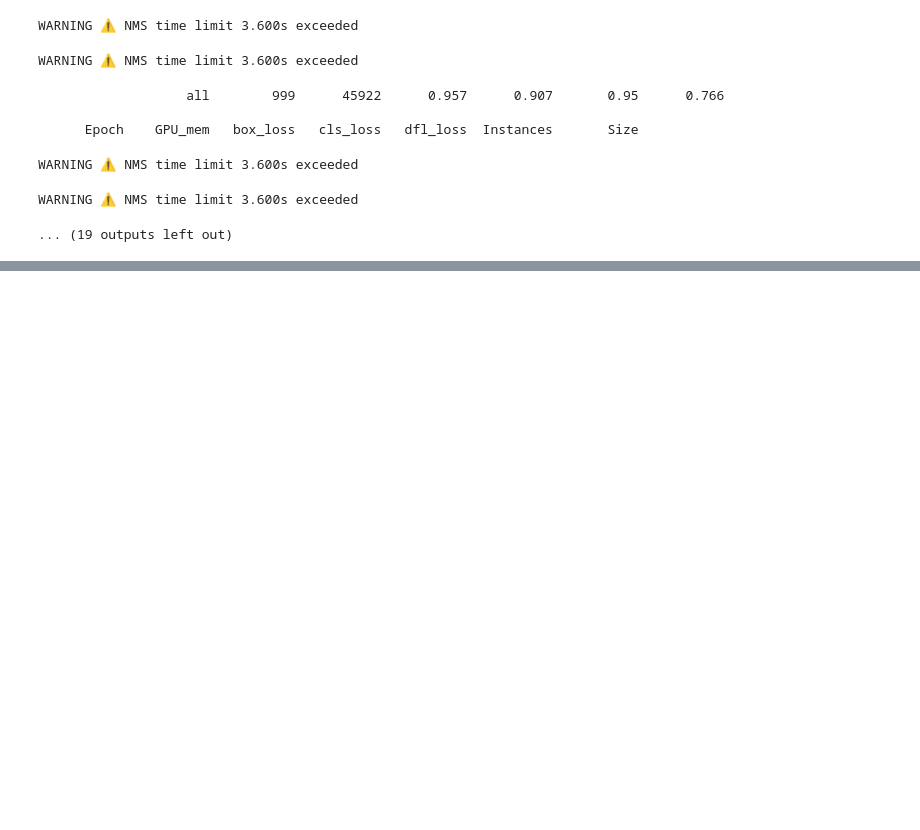
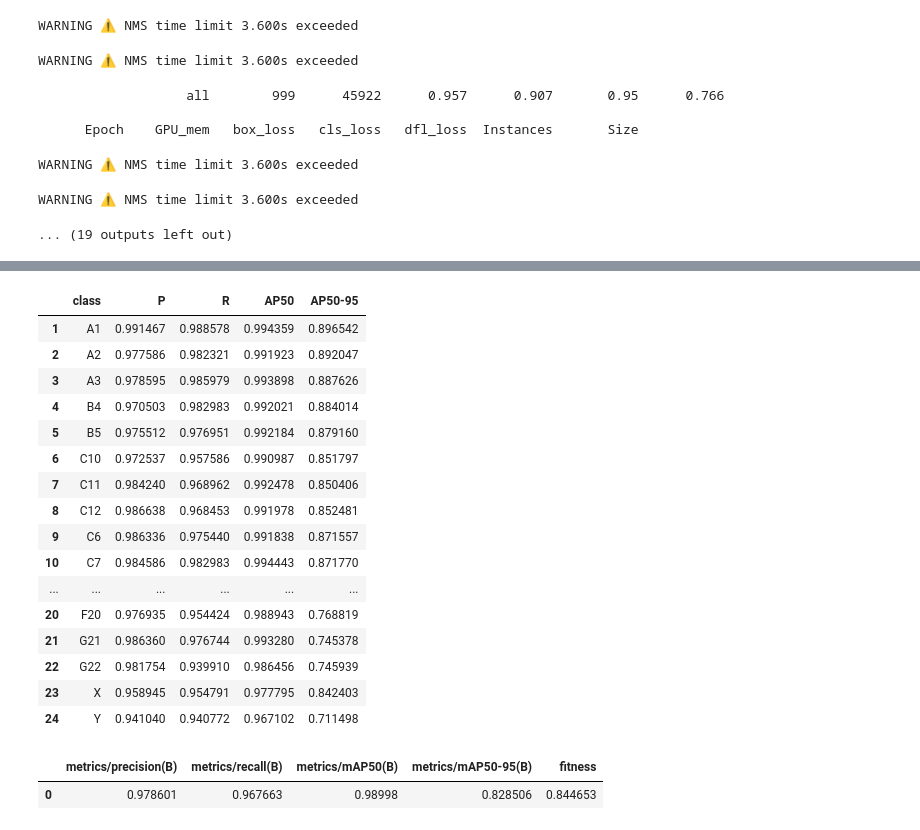
Before and after one commit to kurisu/automated_cytogenetics, a Jupyter notebook: chromosome_detection.ipynb, the cells around one changed output, grey strips where cells are left out. Drawn from its saved outputs; the diff is of its cells as text; code cells hidden in the pictures; blank space fills up the shorter version.

Commit message:
feat: results from training, validation, and testing

```diff
--- a/chromosome_detection.ipynb
+++ b/chromosome_detection.ipynb
@@ -88,0 +124,49 @@ test_results.save_json("results/yolo11s_finetuned.json")
+# %%
+# Render the per-class results in a table
+class_names = test_results.names
+
+# Prepare data for DataFrame
+data = {
+    'class': [],
+    'P': [],
+    'R': [],
+    'AP50': [],
+    'AP50-95': []
+}
+
+# Iterate through each class index
+for class_index, class_name in class_names.items():
+    data['class'].append(class_name)
+    data['P'].append(test_results.box.p[class_index])
+    data['R'].append(test_results.box.r[class_index])
+    data['AP50'].append(test_results.box.ap50[class_index])
+    data['AP50-95'].append(test_results.box.ap[class_index])
+
+# Create DataFrame
+df = pd.DataFrame(data, index=range(1, len(data['class'])+1))
+df
+# %% [output]
+|  | class | P | R | AP50 | AP50-95 |
+| 1 | A1 | 0.991467 | 0.988578 | 0.994359 | 0.896542 |
+| 2 | A2 | 0.977586 | 0.982321 | 0.991923 | 0.892047 |
+| 3 | A3 | 0.978595 | 0.985979 | 0.993898 | 0.887626 |
+| 4 | B4 | 0.970503 | 0.982983 | 0.992021 | 0.884014 |
+| 5 | B5 | 0.975512 | 0.976951 | 0.992184 | 0.879160 |
+| 6 | C10 | 0.972537 | 0.957586 | 0.990987 | 0.851797 |
+| 7 | C11 | 0.984240 | 0.968962 | 0.992478 | 0.850406 |
+| 8 | C12 | 0.986638 | 0.968453 | 0.991978 | 0.852481 |
+| 9 | C6 | 0.986336 | 0.975440 | 0.991838 | 0.871557 |
+| 10 | C7 | 0.984586 | 0.982983 | 0.994443 | 0.871770 |
+| ... | ... | ... | ... | ... | ... |
+| 20 | F20 | 0.976935 | 0.954424 | 0.988943 | 0.768819 |
+| 21 | G21 | 0.986360 | 0.976744 | 0.993280 | 0.745378 |
+| 22 | G22 | 0.981754 | 0.939910 | 0.986456 | 0.745939 |
+| 23 | X | 0.958945 | 0.954791 | 0.977795 | 0.842403 |
+| 24 | Y | 0.941040 | 0.940772 | 0.967102 | 0.711498 |
+# %%
+# display results_dict in a table
+dfResults = pd.DataFrame([test_results.results_dict], index=[0])
+dfResults
+# %% [output]
+|  | metrics/precision(B) | metrics/recall(B) | metrics/mAP50(B) | metrics/mAP50-95(B) | fitness |
+| 0 | 0.978601 | 0.967663 | 0.98998 | 0.828506 | 0.844653 |
```
Also changed, not shown: parts of 2 cells of this notebook, 21 other files.
